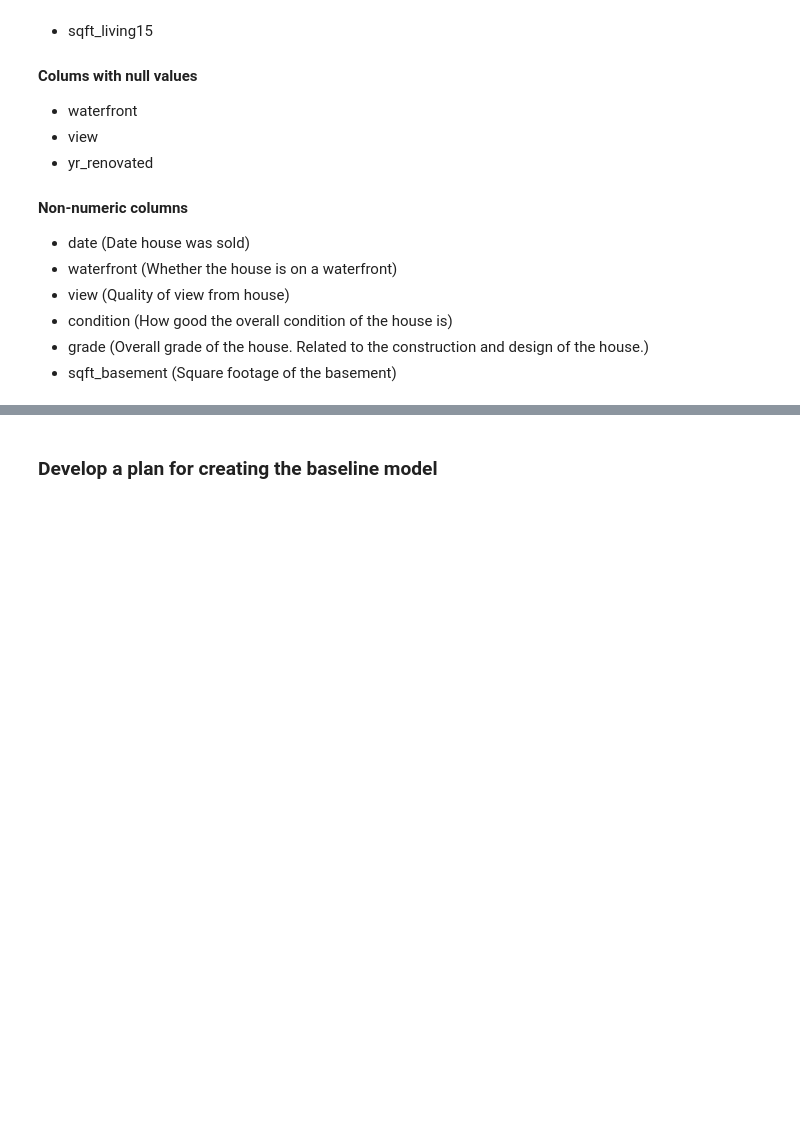
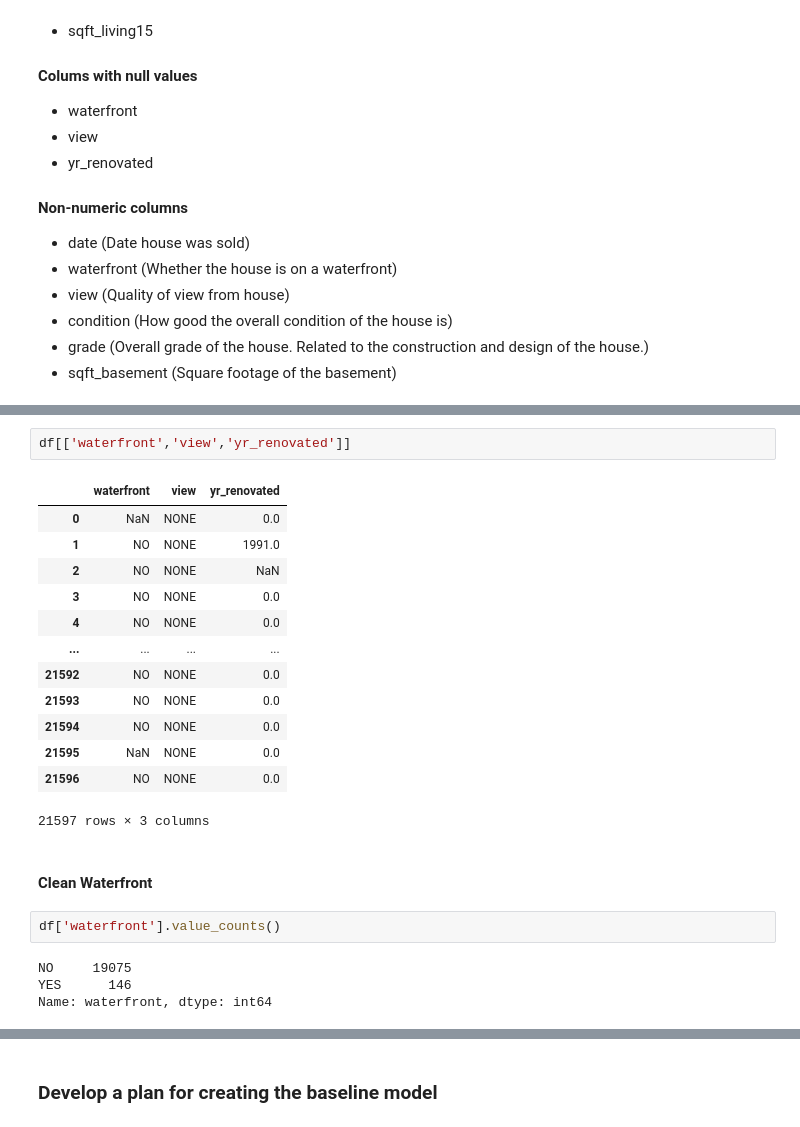
Before and after one commit to ondugba/Housing_Price_Predictor, a Jupyter notebook: Alex.ipynb, the cells around one changed output, grey strips where cells are left out. Saved outputs shown, nothing was run; the diff lists cells and outputs as text; blank space fills up the shorter version.

```diff
--- a/Alex.ipynb
+++ b/Alex.ipynb
@@ -143,0 +155,24 @@ df.describe()
+# %%
+df[['waterfront','view','yr_renovated']]
+# %% [output]
+|  | waterfront | view | yr_renovated |
+| 0 | NaN | NONE | 0.0 |
+| 1 | NO | NONE | 1991.0 |
+| 2 | NO | NONE | NaN |
+| 3 | NO | NONE | 0.0 |
+| 4 | NO | NONE | 0.0 |
+| ... | ... | ... | ... |
+| 21592 | NO | NONE | 0.0 |
+| 21593 | NO | NONE | 0.0 |
+| 21594 | NO | NONE | 0.0 |
+| 21595 | NaN | NONE | 0.0 |
+| 21596 | NO | NONE | 0.0 |
+21597 rows × 3 columns
+# %% [markdown]
+#### Clean Waterfront
+# %%
+df['waterfront'].value_counts()
+# %% [output]
+NO     19075
+YES      146
+Name: waterfront, dtype: int64
```
Also changed, not shown: parts of 18 cells of this notebook.
